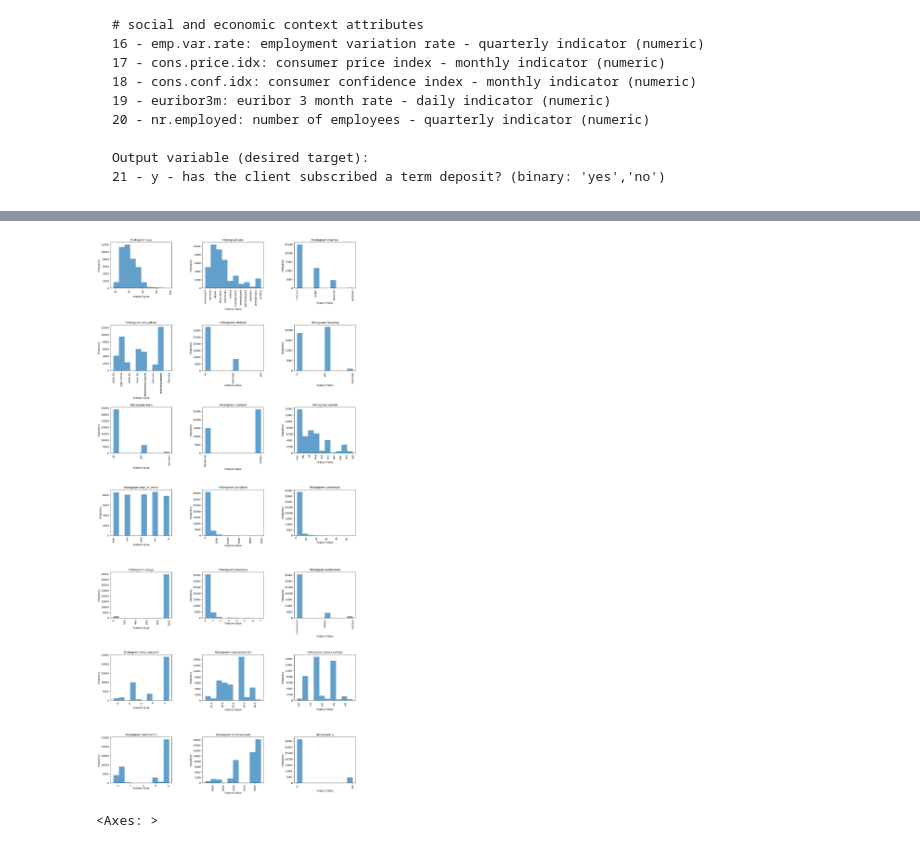
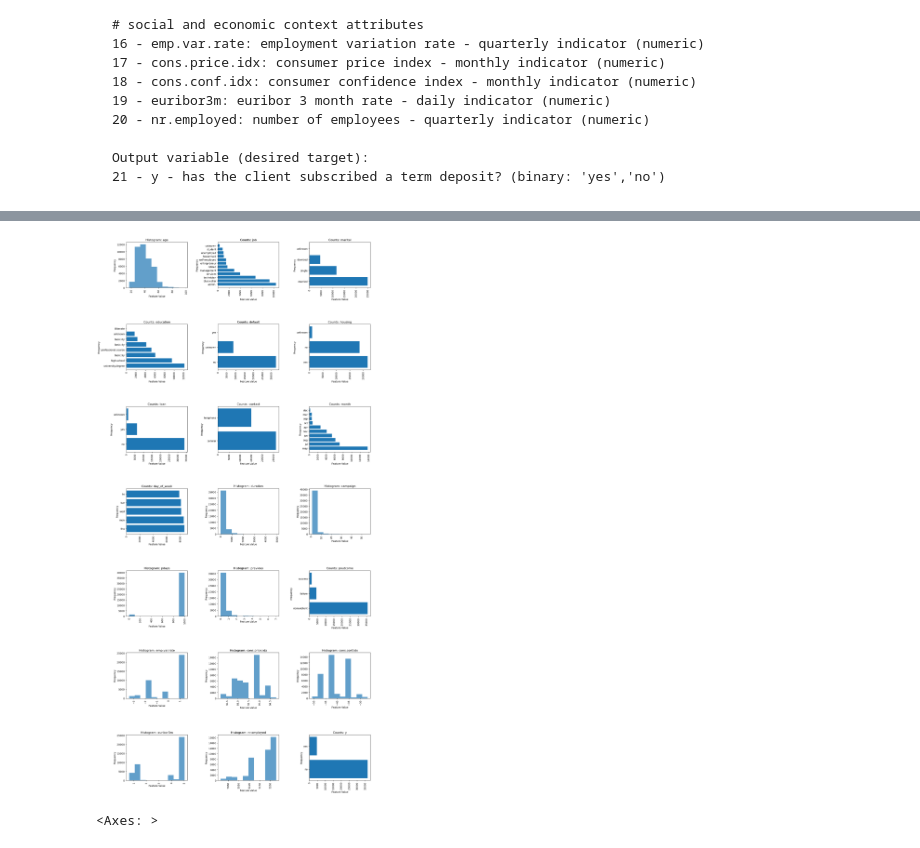
Before and after one commit to ngratzi/classifiers, a Jupyter notebook: prompt_III.ipynb, the cells around one changed output, grey strips where cells are left out. Cells and saved outputs as stored; diff of their text form; code cells hidden in the pictures.

```diff
--- a/prompt_III.ipynb
+++ b/prompt_III.ipynb
@@ -81,19 +124,27 @@ Output variable (desired target):
 # %%
 
 fig, axs = plt.subplots(7, 3, figsize=(18, 40))
+catagorical = df.select_dtypes(['object']).columns.tolist()
 
 for ax, column in zip(axs.flat, df.columns):
-    ax.hist(df[[column]], alpha=0.7)
-    ax.set_title(f'Histogram {column}')
+    if column in catagorical:
+        category_counts = df[column].value_counts()
+        categories = category_counts.index
+        counts = category_counts.values
+        ax.barh(categories, counts)
+        ax.set_title(f'Counts: {column}')
+    else:
+        ax.hist(df[[column]], alpha=0.7)
+        ax.set_title(f'Histogram: {column}')
     ax.set_xlabel('Feature Value')
     ax.set_ylabel('Frequency')
     for label in ax.get_xticklabels():
         label.set_rotation(90)
 
 plt.subplots_adjust(hspace=0.8, wspace=0.5)
 plt.show()
 # %% [output]
-[figure, old version]
+[figure, new version]
 # %%
 sns.heatmap(df.corr())
 # %% [output]
```
Also changed, not shown: parts of 31 cells of this notebook, 4 other files.
